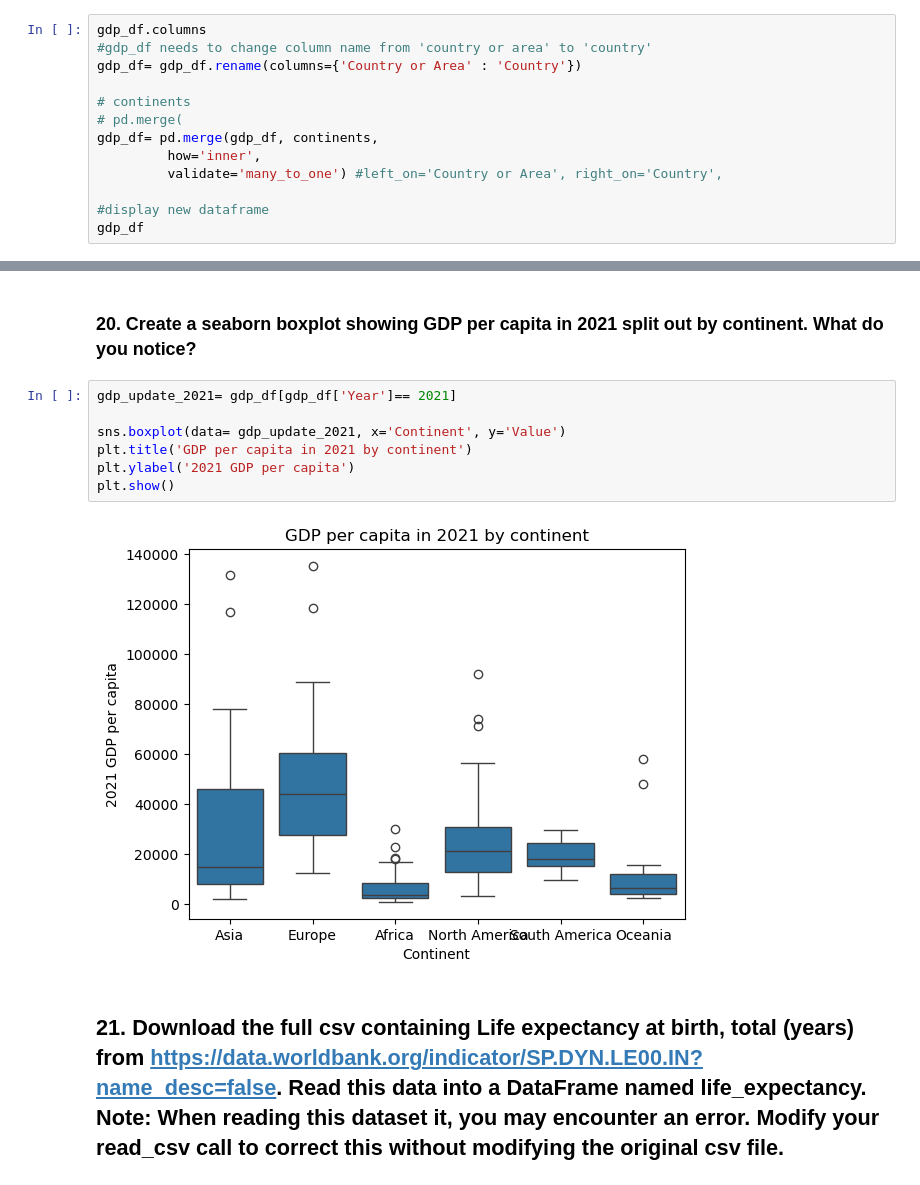
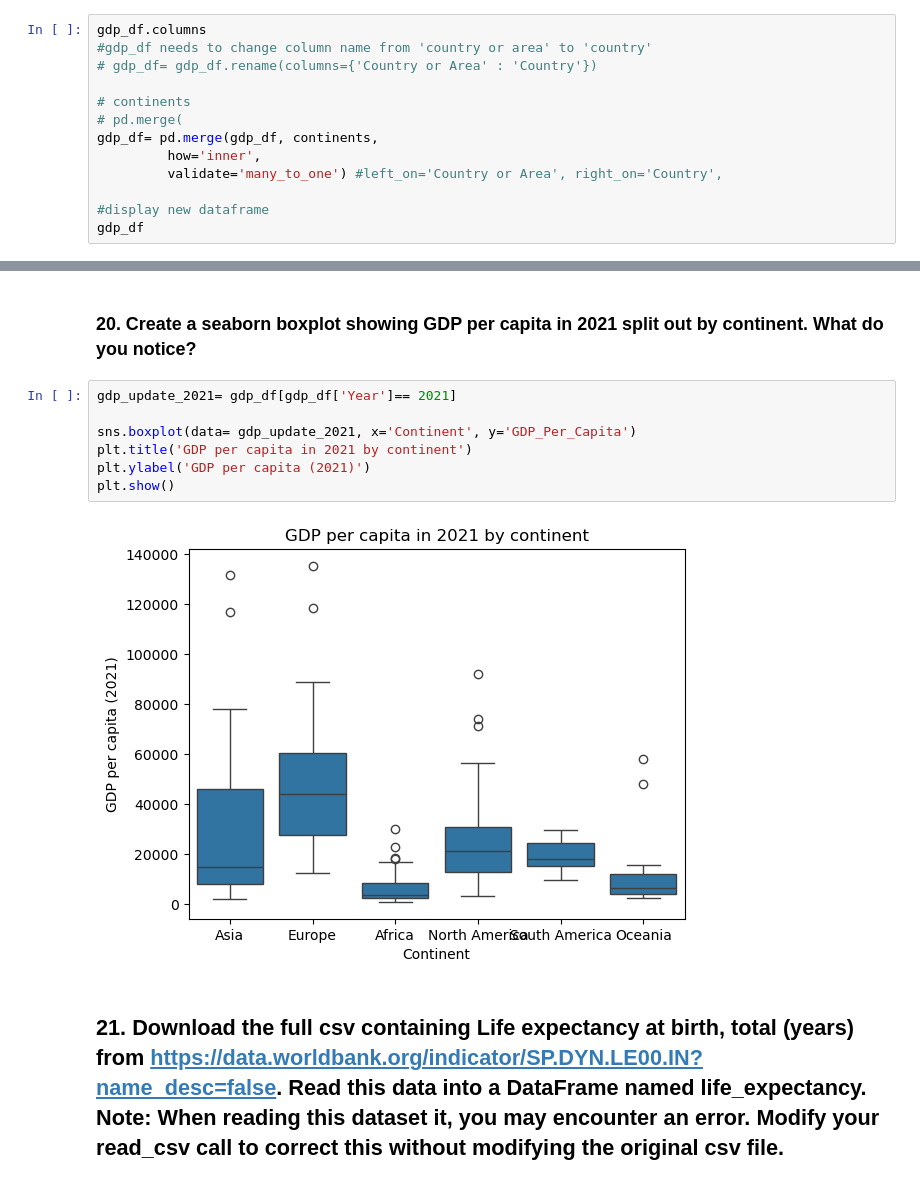
Before and after one commit to nss-data-science-cohort-9/un-exploration-sarahmulloy, a Jupyter notebook: notebooks/UN_Data_Exploration.ipynb, the cells around one changed output, grey strips where cells are left out. Cells and saved outputs as stored; diff of their text form.

```diff
--- a/notebooks/UN_Data_Exploration.ipynb
+++ b/notebooks/UN_Data_Exploration.ipynb
@@ -372,7 +419,7 @@ continents
 # %%
 gdp_df.columns
 #gdp_df needs to change column name from 'country or area' to 'country'
-gdp_df= gdp_df.rename(columns={'Country or Area' : 'Country'})
+# gdp_df= gdp_df.rename(columns={'Country or Area' : 'Country'})
 
 # continents
 # pd.merge(
@@ -411,12 +458,12 @@ plt.show()
 # %%
 gdp_update_2021= gdp_df[gdp_df['Year']== 2021]
 
-sns.boxplot(data= gdp_update_2021, x='Continent', y='Value')
+sns.boxplot(data= gdp_update_2021, x='Continent', y='GDP_Per_Capita')
 plt.title('GDP per capita in 2021 by continent')
-plt.ylabel('2021 GDP per capita')
+plt.ylabel('GDP per capita (2021)')
 plt.show()
 # %% [output]
-[figure, old version]
+[figure, new version]
 # %% [markdown]
 ## 21. Download the full csv containing Life expectancy at birth, total (years) from https://data.worldbank.org/indicator/SP.DYN.LE00.IN?name_desc=false. Read this data into a DataFrame named life_expectancy. Note: When reading this dataset it, you may encounter an error. Modify your read_csv call to correct this without modifying the original csv file.
 # %%
```
Also changed, not shown: parts of 36 cells of this notebook.
